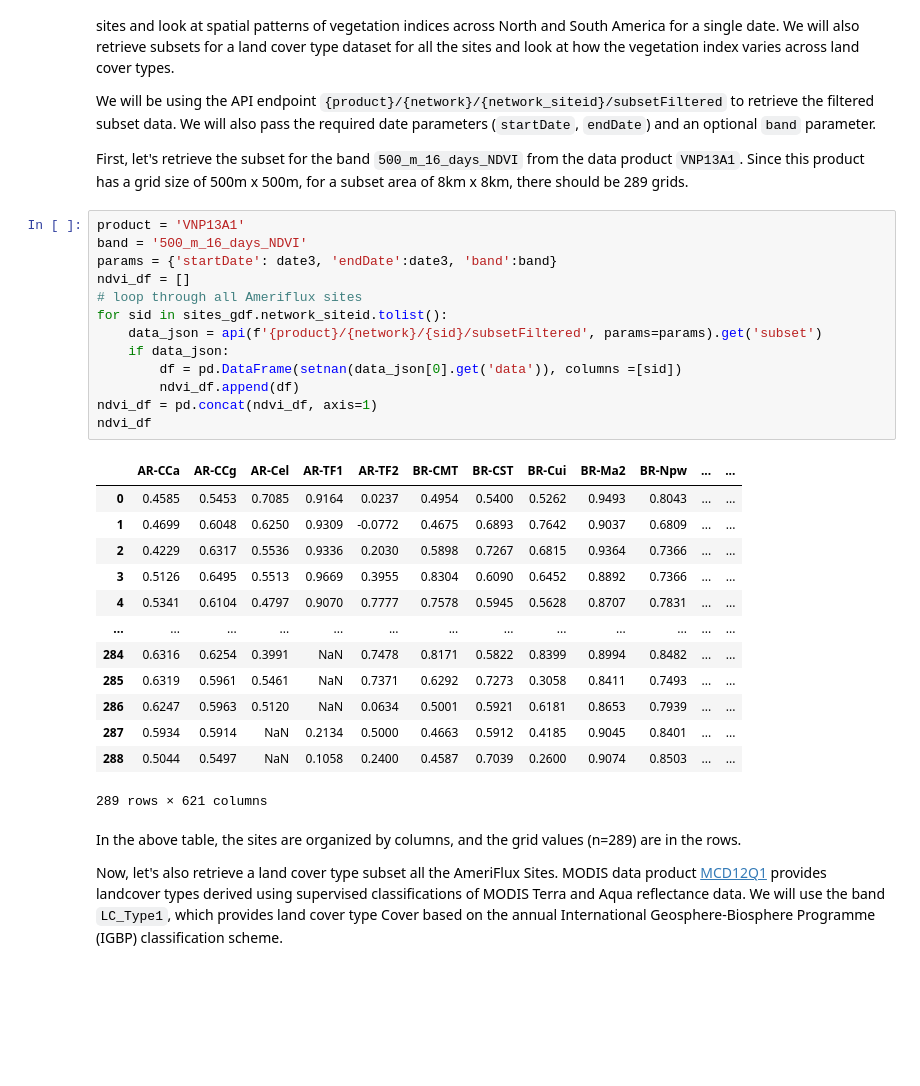
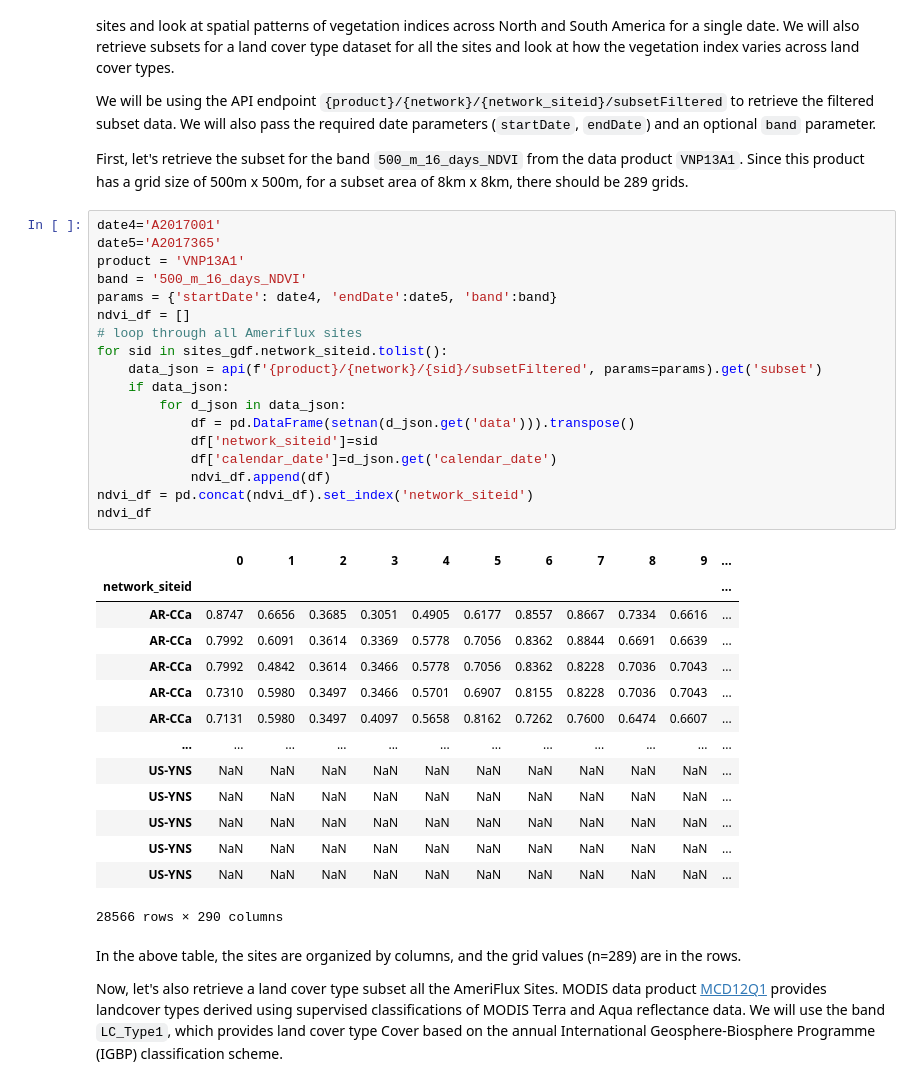
Before and after one commit to ornldaac/tesvis, a Jupyter notebook: notebooks/fixedsites_api.ipynb, the cells around one changed output. Drawn from its saved outputs; the diff is of its cells as text; blank space fills up the shorter version.

```diff
--- a/notebooks/fixedsites_api.ipynb
+++ b/notebooks/fixedsites_api.ipynb
@@ -350,32 +353,38 @@ We will be using the API endpoint `{product}/{network}/{network_siteid}/subsetFi
 
 First, let's retrieve the subset for the band `500_m_16_days_NDVI` from the data product `VNP13A1`. Since this product has a grid size of 500m x 500m, for a subset area of 8km x 8km, there should be 289 grids.
 # %%
+date4='A2017001'
+date5='A2017365'
 product = 'VNP13A1'
 band = '500_m_16_days_NDVI'
-params = {'startDate': date3, 'endDate':date3, 'band':band}
+params = {'startDate': date4, 'endDate':date5, 'band':band}
 ndvi_df = []
 # loop through all Ameriflux sites
 for sid in sites_gdf.network_siteid.tolist():
     data_json = api(f'{product}/{network}/{sid}/subsetFiltered', params=params).get('subset')
     if data_json:
-        df = pd.DataFrame(setnan(data_json[0].get('data')), columns =[sid])
-        ndvi_df.append(df)
-ndvi_df = pd.concat(ndvi_df, axis=1)
+        for d_json in data_json:
+            df = pd.DataFrame(setnan(d_json.get('data'))).transpose()
+            df['network_siteid']=sid
+            df['calendar_date']=d_json.get('calendar_date')
+            ndvi_df.append(df)
+ndvi_df = pd.concat(ndvi_df).set_index('network_siteid')
 ndvi_df
 # %% [output]
-|  | AR-CCa | AR-CCg | AR-Cel | AR-TF1 | AR-TF2 | BR-CMT | BR-CST | BR-Cui | BR-Ma2 | BR-Npw | ... | ... |
-| 0 | 0.4585 | 0.5453 | 0.7085 | 0.9164 | 0.0237 | 0.4954 | 0.5400 | 0.5262 | 0.9493 | 0.8043 | ... | ... |
-| 1 | 0.4699 | 0.6048 | 0.6250 | 0.9309 | -0.0772 | 0.4675 | 0.6893 | 0.7642 | 0.9037 | 0.6809 | ... | ... |
-| 2 | 0.4229 | 0.6317 | 0.5536 | 0.9336 | 0.2030 | 0.5898 | 0.7267 | 0.6815 | 0.9364 | 0.7366 | ... | ... |
-| 3 | 0.5126 | 0.6495 | 0.5513 | 0.9669 | 0.3955 | 0.8304 | 0.6090 | 0.6452 | 0.8892 | 0.7366 | ... | ... |
-| 4 | 0.5341 | 0.6104 | 0.4797 | 0.9070 | 0.7777 | 0.7578 | 0.5945 | 0.5628 | 0.8707 | 0.7831 | ... | ... |
-| ... | ... | ... | ... | ... | ... | ... | ... | ... | ... | ... | ... | ... |
-| 284 | 0.6316 | 0.6254 | 0.3991 | NaN | 0.7478 | 0.8171 | 0.5822 | 0.8399 | 0.8994 | 0.8482 | ... | ... |
-| 285 | 0.6319 | 0.5961 | 0.5461 | NaN | 0.7371 | 0.6292 | 0.7273 | 0.3058 | 0.8411 | 0.7493 | ... | ... |
-| 286 | 0.6247 | 0.5963 | 0.5120 | NaN | 0.0634 | 0.5001 | 0.5921 | 0.6181 | 0.8653 | 0.7939 | ... | ... |
-| 287 | 0.5934 | 0.5914 | NaN | 0.2134 | 0.5000 | 0.4663 | 0.5912 | 0.4185 | 0.9045 | 0.8401 | ... | ... |
-| 288 | 0.5044 | 0.5497 | NaN | 0.1058 | 0.2400 | 0.4587 | 0.7039 | 0.2600 | 0.9074 | 0.8503 | ... | ... |
+|  | 0 | 1 | 2 | 3 | 4 | 5 | 6 | 7 | 8 | 9 | ... |
+| network_siteid |  |  |  |  |  |  |  |  |  |  | ... |
+| AR-CCa | 0.8747 | 0.6656 | 0.3685 | 0.3051 | 0.4905 | 0.6177 | 0.8557 | 0.8667 | 0.7334 | 0.6616 | ... |
+| AR-CCa | 0.7992 | 0.6091 | 0.3614 | 0.3369 | 0.5778 | 0.7056 | 0.8362 | 0.8844 | 0.6691 | 0.6639 | ... |
+| AR-CCa | 0.7992 | 0.4842 | 0.3614 | 0.3466 | 0.5778 | 0.7056 | 0.8362 | 0.8228 | 0.7036 | 0.7043 | ... |
+| AR-CCa | 0.7310 | 0.5980 | 0.3497 | 0.3466 | 0.5701 | 0.6907 | 0.8155 | 0.8228 | 0.7036 | 0.7043 | ... |
+| AR-CCa | 0.7131 | 0.5980 | 0.3497 | 0.4097 | 0.5658 | 0.8162 | 0.7262 | 0.7600 | 0.6474 | 0.6607 | ... |
+| ... | ... | ... | ... | ... | ... | ... | ... | ... | ... | ... | ... |
+| US-YNS | NaN | NaN | NaN | NaN | NaN | NaN | NaN | NaN | NaN | NaN | ... |
+| US-YNS | NaN | NaN | NaN | NaN | NaN | NaN | NaN | NaN | NaN | NaN | ... |
+| US-YNS | NaN | NaN | NaN | NaN | NaN | NaN | NaN | NaN | NaN | NaN | ... |
+| US-YNS | NaN | NaN | NaN | NaN | NaN | NaN | NaN | NaN | NaN | NaN | ... |
+| US-YNS | NaN | NaN | NaN | NaN | NaN | NaN | NaN | NaN | NaN | NaN | ... |
-289 rows × 621 columns
+28566 rows × 290 columns
 # %% [markdown]
 In the above table, the sites are organized by columns, and the grid values (n=289) are in the rows.
 
```
Also changed, not shown: parts of 15 cells of this notebook.
